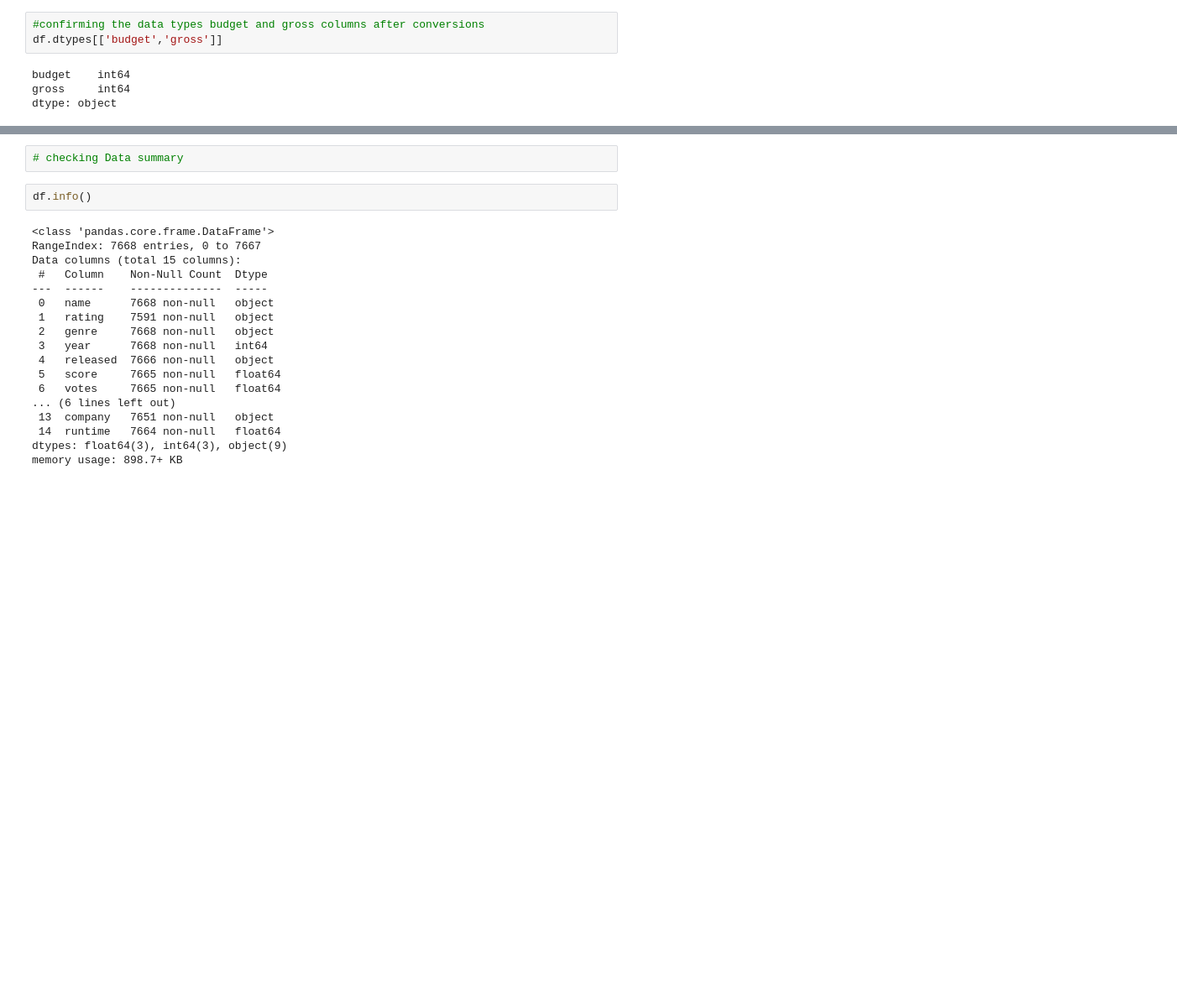
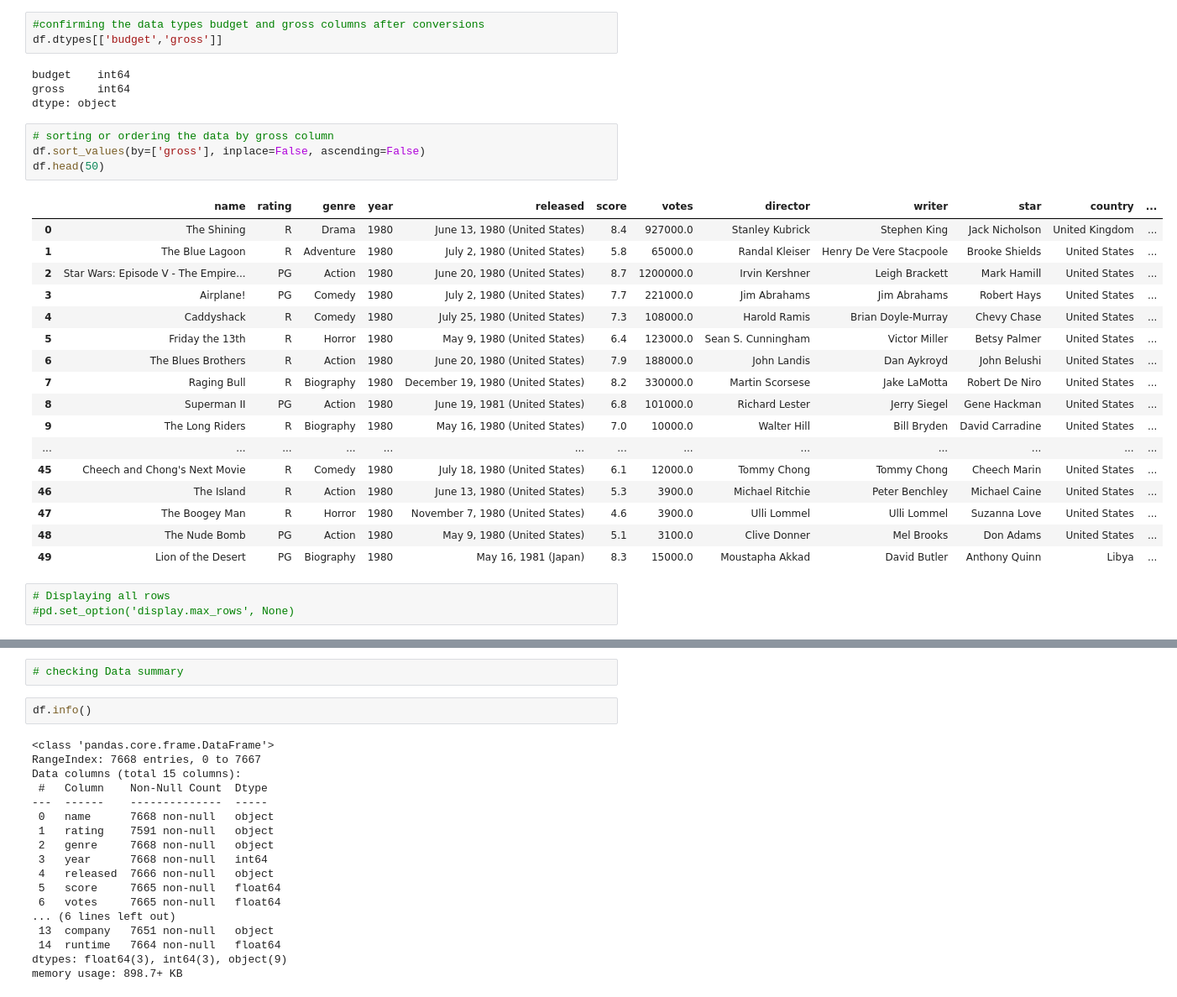
Before and after one commit to EdwinKingori/MovieCorrelation, a Jupyter notebook: Movie_correlation_analysis.ipynb, the cells around one changed output, grey strips where cells are left out. Shown: that part at 84% size. Saved outputs shown, nothing was run; the diff lists cells and outputs as text; blank space fills up the shorter version.

```diff
--- a/Movie_correlation_analysis.ipynb
+++ b/Movie_correlation_analysis.ipynb
@@ -145,3 +156,28 @@ df.dtypes[['budget','gross']]
 budget    int64
 gross     int64
 dtype: object
+# %%
+# sorting or ordering the data by gross column
+df.sort_values(by=['gross'], inplace=False, ascending=False)
+df.head(50)
+# %% [output]
+|  | name | rating | genre | year | released | score | votes | director | writer | star | country | ... |
+| 0 | The Shining | R | Drama | 1980 | June 13, 1980 (United States) | 8.4 | 927000.0 | Stanley Kubrick | Stephen King | Jack Nicholson | United Kingdom | ... |
+| 1 | The Blue Lagoon | R | Adventure | 1980 | July 2, 1980 (United States) | 5.8 | 65000.0 | Randal Kleiser | Henry De Vere Stacpoole | Brooke Shields | United States | ... |
+| 2 | Star Wars: Episode V - The Empire... | PG | Action | 1980 | June 20, 1980 (United States) | 8.7 | 1200000.0 | Irvin Kershner | Leigh Brackett | Mark Hamill | United States | ... |
+| 3 | Airplane! | PG | Comedy | 1980 | July 2, 1980 (United States) | 7.7 | 221000.0 | Jim Abrahams | Jim Abrahams | Robert Hays | United States | ... |
+| 4 | Caddyshack | R | Comedy | 1980 | July 25, 1980 (United States) | 7.3 | 108000.0 | Harold Ramis | Brian Doyle-Murray | Chevy Chase | United States | ... |
+| 5 | Friday the 13th | R | Horror | 1980 | May 9, 1980 (United States) | 6.4 | 123000.0 | Sean S. Cunningham | Victor Miller | Betsy Palmer | United States | ... |
+| 6 | The Blues Brothers | R | Action | 1980 | June 20, 1980 (United States) | 7.9 | 188000.0 | John Landis | Dan Aykroyd | John Belushi | United States | ... |
+| 7 | Raging Bull | R | Biography | 1980 | December 19, 1980 (United States) | 8.2 | 330000.0 | Martin Scorsese | Jake LaMotta | Robert De Niro | United States | ... |
+| 8 | Superman II | PG | Action | 1980 | June 19, 1981 (United States) | 6.8 | 101000.0 | Richard Lester | Jerry Siegel | Gene Hackman | United States | ... |
+| 9 | The Long Riders | R | Biography | 1980 | May 16, 1980 (United States) | 7.0 | 10000.0 | Walter Hill | Bill Bryden | David Carradine | United States | ... |
+| ... | ... | ... | ... | ... | ... | ... | ... | ... | ... | ... | ... | ... |
+| 45 | Cheech and Chong's Next Movie | R | Comedy | 1980 | July 18, 1980 (United States) | 6.1 | 12000.0 | Tommy Chong | Tommy Chong | Cheech Marin | United States | ... |
+| 46 | The Island | R | Action | 1980 | June 13, 1980 (United States) | 5.3 | 3900.0 | Michael Ritchie | Peter Benchley | Michael Caine | United States | ... |
+| 47 | The Boogey Man | R | Horror | 1980 | November 7, 1980 (United States) | 4.6 | 3900.0 | Ulli Lommel | Ulli Lommel | Suzanna Love | United States | ... |
+| 48 | The Nude Bomb | PG | Action | 1980 | May 9, 1980 (United States) | 5.1 | 3100.0 | Clive Donner | Mel Brooks | Don Adams | United States | ... |
+| 49 | Lion of the Desert | PG | Biography | 1980 | May 16, 1981 (Japan) | 8.3 | 15000.0 | Moustapha Akkad | David Butler | Anthony Quinn | Libya | ... |
+# %%
+# Displaying all rows
+#pd.set_option('display.max_rows', None)
```
Also changed, not shown: parts of 5 cells of this notebook.
